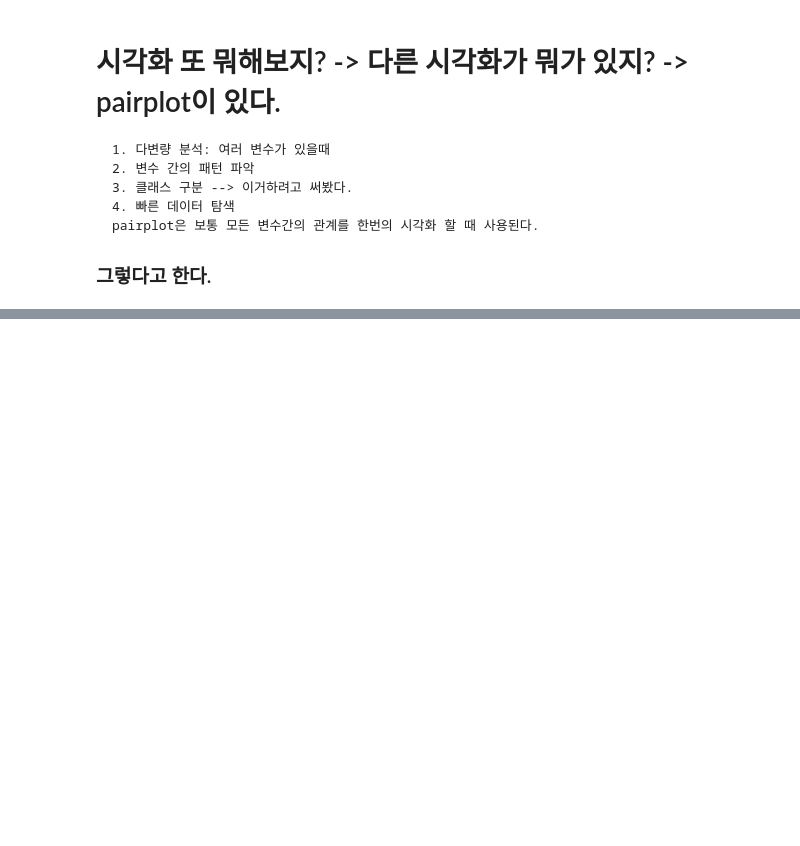
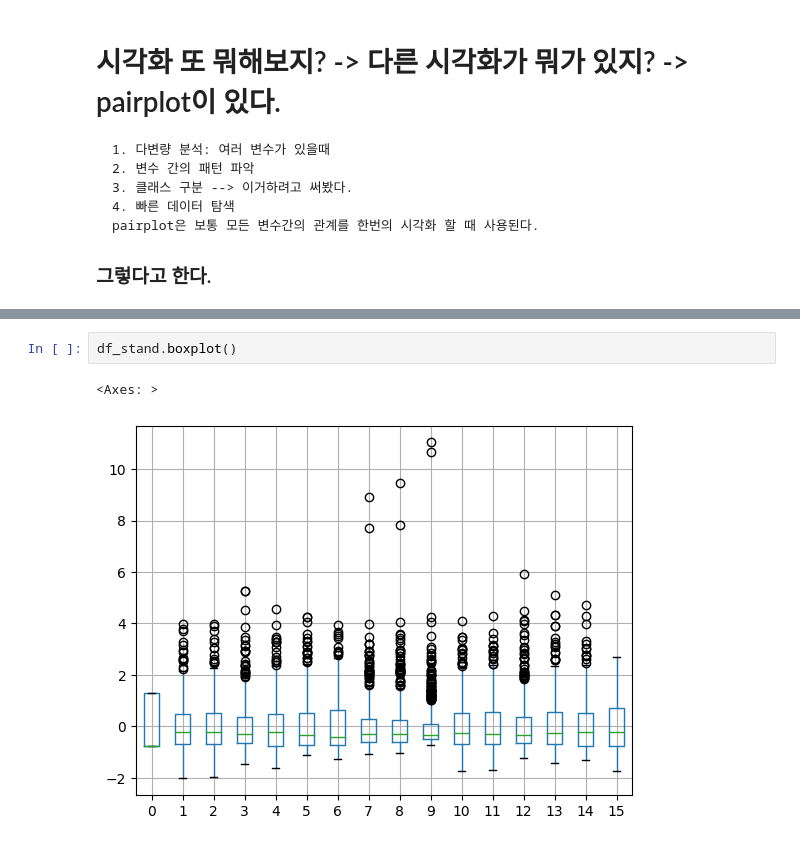
Before and after one commit to deeptudy/kaggle--wisconsin_breast_cancer_data-, a Jupyter notebook: main.ipynb, the cells around one changed output, grey strips where cells are left out. Drawn from its saved outputs; the diff is of its cells as text; blank space fills up the shorter version.

```diff
--- a/main.ipynb
+++ b/main.ipynb
@@ -280,0 +232,5 @@ weighted avg       0.95      0.95      0.95       114
+# %%
+df_stand.boxplot()
+# %% [output]
+<Axes: >
+[figure, added]
```
Also changed, not shown: parts of 47 cells of this notebook.
